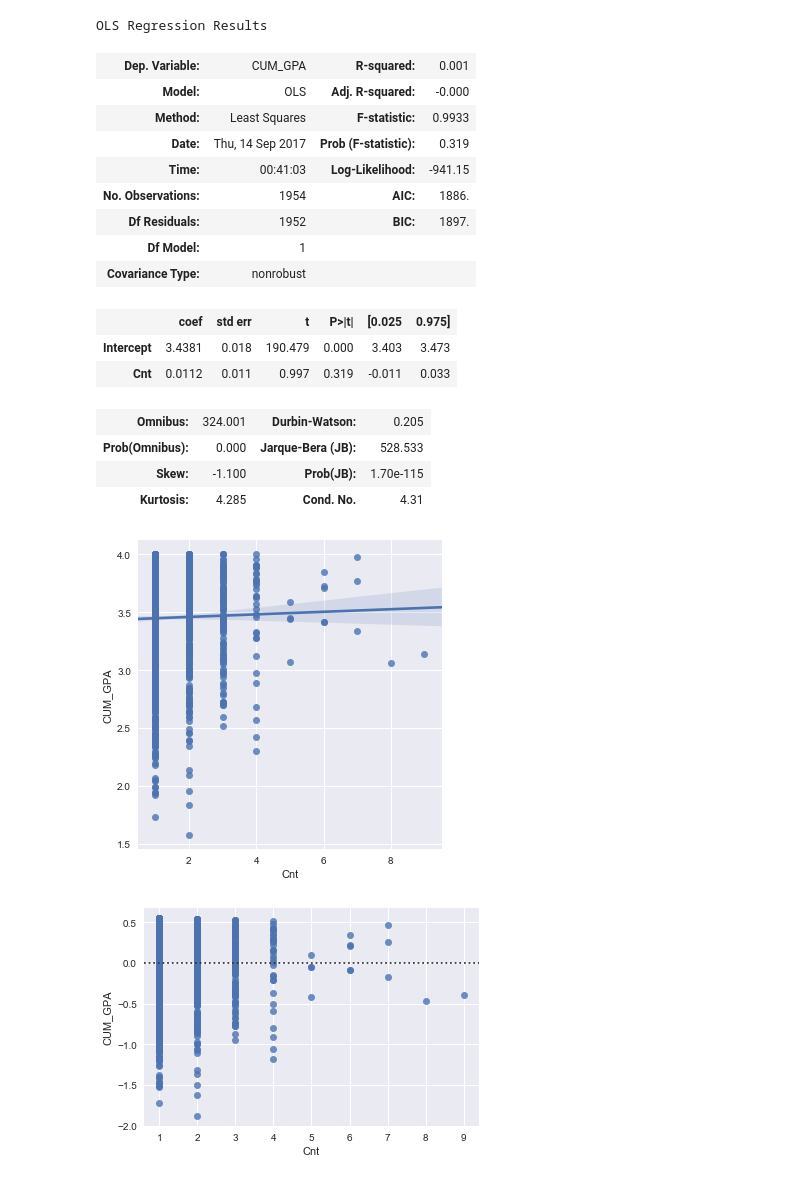
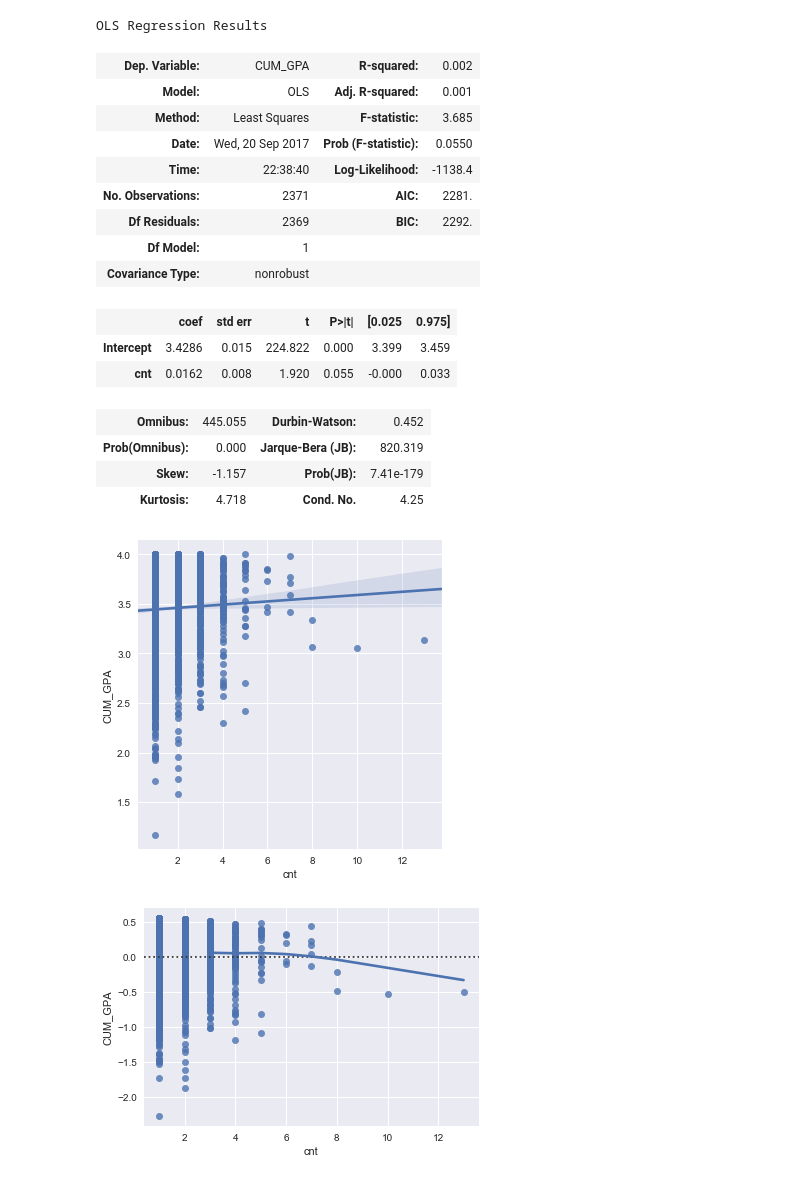
Before and after one commit to osuhomebase/RegressionCourse2301, a Jupyter notebook: Python/SimpleScatter.ipynb, the cells around one changed output. Saved outputs shown, nothing was run; the diff lists cells and outputs as text; code cells hidden in the pictures.

```diff
--- a/Python/SimpleScatter.ipynb
+++ b/Python/SimpleScatter.ipynb
@@ -9,3 +24,3 @@ import statsmodels.formula.api as sm
 # %%
 students = pd.read_csv("CumGPAByCount.csv",header=0,sep=',')
-students
+students = students.drop('entryId',1)
@@ -48,31 +44,31 @@ plt.show()
 # %%
-model = sm.ols(formula='CUM_GPA ~ Cnt',data = students)
+model = sm.ols(formula='CUM_GPA ~ cnt',data = students)
 model = model.fit()
 
 model.summary()
 # %% [output]
 OLS Regression Results
-| Dep. Variable: | CUM_GPA | R-squared: | 0.001 |
-| Model: | OLS | Adj. R-squared: | -0.000 |
-| Method: | Least Squares | F-statistic: | 0.9933 |
-| Date: | Thu, 14 Sep 2017 | Prob (F-statistic): | 0.319 |
-| Time: | 00:41:03 | Log-Likelihood: | -941.15 |
-| No. Observations: | 1954 | AIC: | 1886. |
-| Df Residuals: | 1952 | BIC: | 1897. |
+| Dep. Variable: | CUM_GPA | R-squared: | 0.002 |
+| Model: | OLS | Adj. R-squared: | 0.001 |
+| Method: | Least Squares | F-statistic: | 3.685 |
+| Date: | Wed, 20 Sep 2017 | Prob (F-statistic): | 0.0550 |
+| Time: | 22:38:40 | Log-Likelihood: | -1138.4 |
+| No. Observations: | 2371 | AIC: | 2281. |
+| Df Residuals: | 2369 | BIC: | 2292. |
 | Df Model: | 1 |  |  |
 | Covariance Type: | nonrobust |  |  |
 |  | coef | std err | t | P>|t| | [0.025 | 0.975] |
-| Intercept | 3.4381 | 0.018 | 190.479 | 0.000 | 3.403 | 3.473 |
-| Cnt | 0.0112 | 0.011 | 0.997 | 0.319 | -0.011 | 0.033 |
+| Intercept | 3.4286 | 0.015 | 224.822 | 0.000 | 3.399 | 3.459 |
+| cnt | 0.0162 | 0.008 | 1.920 | 0.055 | -0.000 | 0.033 |
-| Omnibus: | 324.001 | Durbin-Watson: | 0.205 |
-| Prob(Omnibus): | 0.000 | Jarque-Bera (JB): | 528.533 |
-| Skew: | -1.100 | Prob(JB): | 1.70e-115 |
-| Kurtosis: | 4.285 | Cond. No. | 4.31 |
+| Omnibus: | 445.055 | Durbin-Watson: | 0.452 |
+| Prob(Omnibus): | 0.000 | Jarque-Bera (JB): | 820.319 |
+| Skew: | -1.157 | Prob(JB): | 7.41e-179 |
+| Kurtosis: | 4.718 | Cond. No. | 4.25 |
 # %%
-regPlot = sns.lmplot(x='Cnt',y='CUM_GPA',data=students,fit_reg=True)
+regPlot = sns.lmplot(x='cnt',y='CUM_GPA',data=students,fit_reg=True)
 # %% [output]
-[figure, old version]
+[figure, new version]
 # %%
-residPlot = sns.residplot(students['Cnt'],students['CUM_GPA'],lowess=True)
+residPlot = sns.residplot(students['cnt'],students['CUM_GPA'],lowess=True)
 # %% [output]
-[figure, old version]
+[figure, new version]
```
Also changed, not shown: parts of 8 cells of this notebook.
